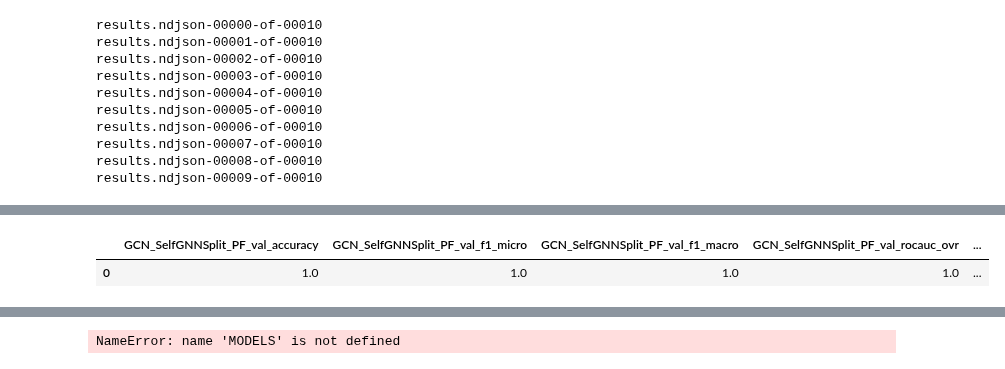
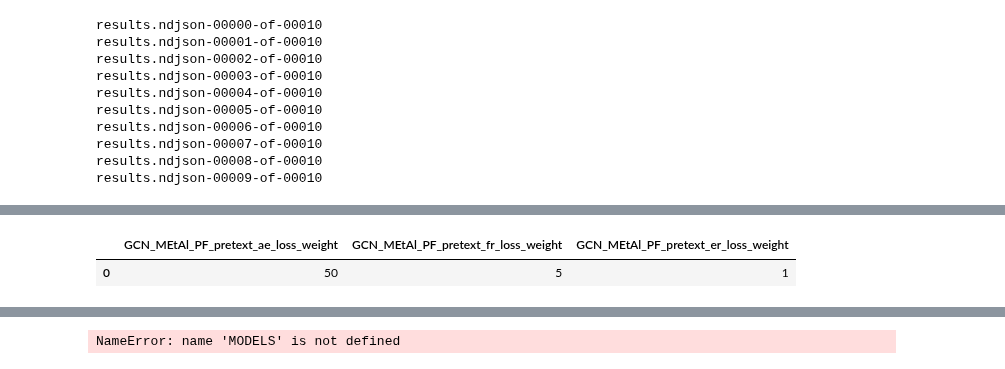
Before and after one commit to ITU-Thesis/graphworld, a Jupyter notebook: src/notebooks/results.ipynb, the cells around one changed output, grey strips where cells are left out. Cells and saved outputs as stored; diff of their text form; code cells hidden in the pictures.

```diff
--- a/src/notebooks/results.ipynb
+++ b/src/notebooks/results.ipynb
@@ -69,10 +69,10 @@ def get_cells(dataframe: pd.DataFrame, encoder:str = "", ssl_method:str = "", tr
                                          and training_scheme in col and other in col)]
     return dataframe[cols]
 # %%
-get_cells(results_df, encoder='GCN', training_scheme='PF', other="val")
+get_cells(results_df, encoder='GCN', training_scheme='PF', other="weight")
 # %% [output]
-|  | GCN_SelfGNNSplit_PF_val_accuracy | GCN_SelfGNNSplit_PF_val_f1_micro | GCN_SelfGNNSplit_PF_val_f1_macro | GCN_SelfGNNSplit_PF_val_rocauc_ovr | ... |
-| 0 | 1.0 | 1.0 | 1.0 | 1.0 | ... |
+|  | GCN_MEtAl_PF_pretext_ae_loss_weight | GCN_MEtAl_PF_pretext_fr_loss_weight | GCN_MEtAl_PF_pretext_er_loss_weight |
+| 0 | 50 | 5 | 1 |
 # %%
 def plot_learning_curve(df: pd.DataFrame, training_scheme:str, encoder:str, ssl_method:str):
     metrics = ["pretext_losses", "downstream_train_losses", "downstream_val_losses", "downstream_val_tuning_metrics"]
```
Also changed, not shown: parts of 6 cells of this notebook, 5 other files.
